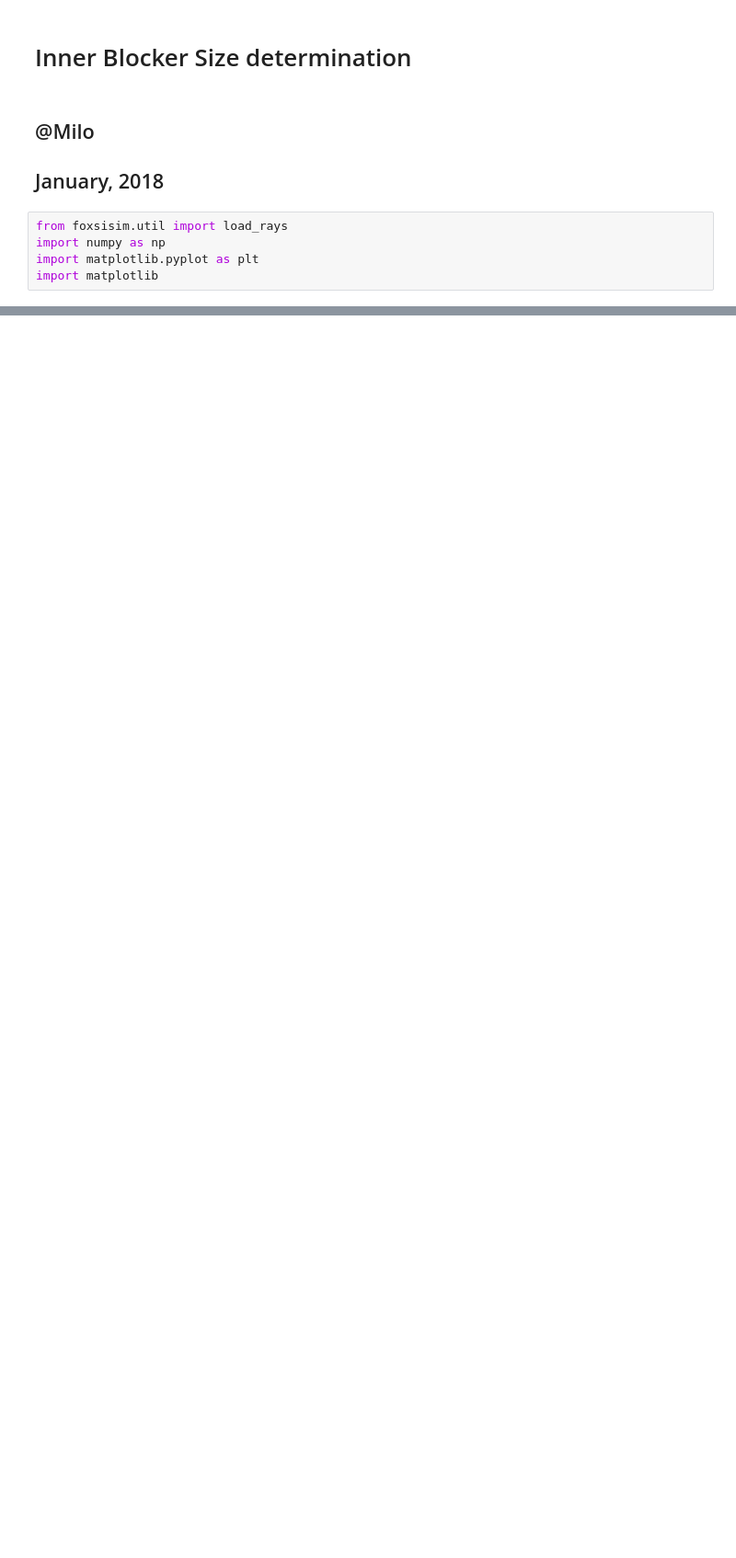
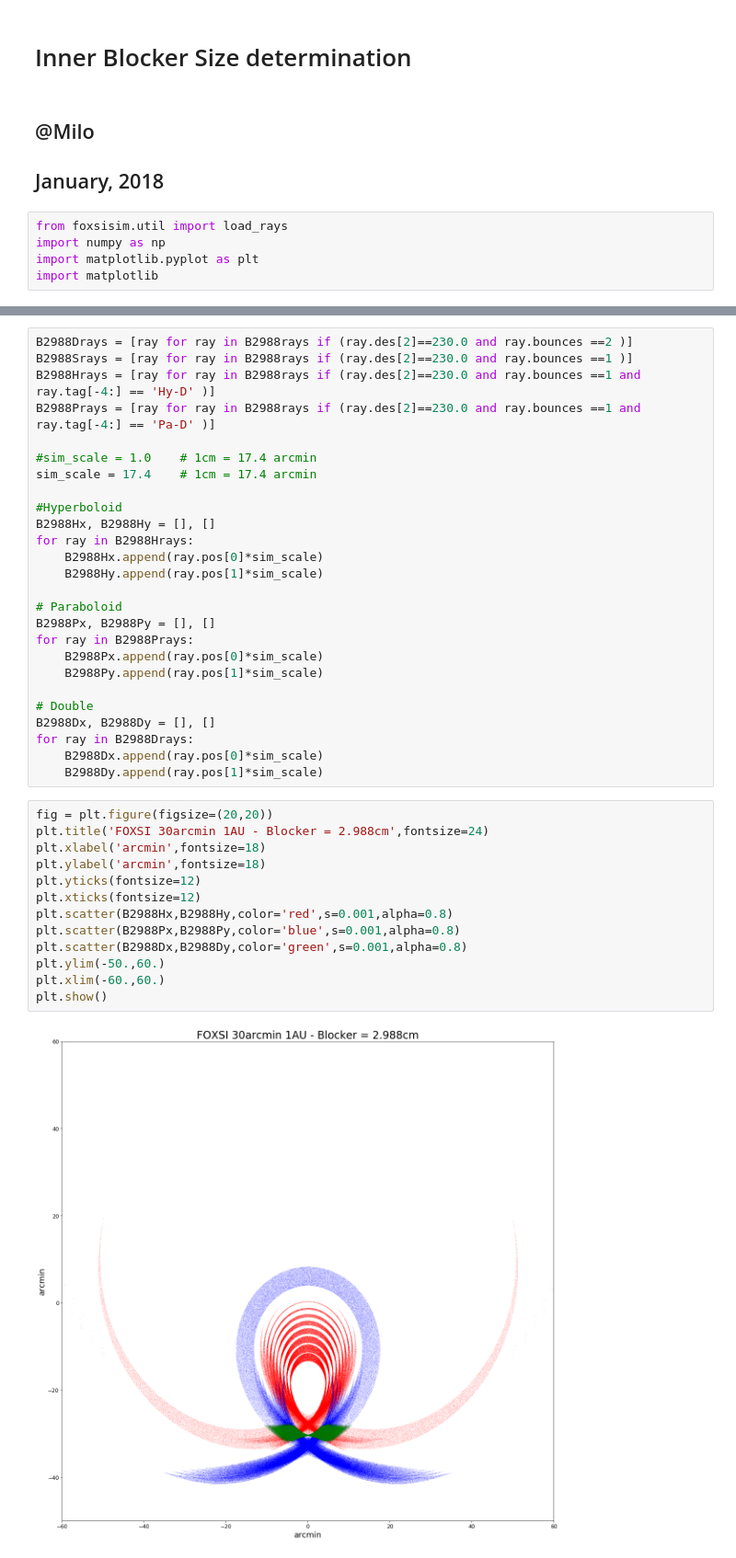
Before and after one commit to pymilo/Milo_RayTracing, a Jupyter notebook: Notebooks/Inner_Blocker_Size_10Shell_1AU.ipynb, the cells around one changed output, grey strips where cells are left out. Shown at 92% size. Cells and saved outputs as stored; diff of their text form; blank space fills up the shorter version.

```diff
--- a/Notebooks/Inner_Blocker_Size_10Shell_1AU.ipynb
+++ b/Notebooks/Inner_Blocker_Size_10Shell_1AU.ipynb
@@ -72,0 +162,41 @@ plt.show()
+# %%
+B2988Drays = [ray for ray in B2988rays if (ray.des[2]==230.0 and ray.bounces ==2 )]
+B2988Srays = [ray for ray in B2988rays if (ray.des[2]==230.0 and ray.bounces ==1 )]
+B2988Hrays = [ray for ray in B2988rays if (ray.des[2]==230.0 and ray.bounces ==1 and ray.tag[-4:] == 'Hy-D' )]
+B2988Prays = [ray for ray in B2988rays if (ray.des[2]==230.0 and ray.bounces ==1 and ray.tag[-4:] == 'Pa-D' )]
+
+#sim_scale = 1.0    # 1cm = 17.4 arcmin
+sim_scale = 17.4    # 1cm = 17.4 arcmin
+
+#Hyperboloid
+B2988Hx, B2988Hy = [], []
+for ray in B2988Hrays:
+    B2988Hx.append(ray.pos[0]*sim_scale)
+    B2988Hy.append(ray.pos[1]*sim_scale)
+
+# Paraboloid
+B2988Px, B2988Py = [], []
+for ray in B2988Prays:
+    B2988Px.append(ray.pos[0]*sim_scale)
+    B2988Py.append(ray.pos[1]*sim_scale)
+
+# Double
+B2988Dx, B2988Dy = [], []
+for ray in B2988Drays:
+    B2988Dx.append(ray.pos[0]*sim_scale)
+    B2988Dy.append(ray.pos[1]*sim_scale)
+# %%
+fig = plt.figure(figsize=(20,20))
+plt.title('FOXSI 30arcmin 1AU - Blocker = 2.988cm',fontsize=24)
+plt.xlabel('arcmin',fontsize=18)
+plt.ylabel('arcmin',fontsize=18)
+plt.yticks(fontsize=12)
+plt.xticks(fontsize=12)
+plt.scatter(B2988Hx,B2988Hy,color='red',s=0.001,alpha=0.8)
+plt.scatter(B2988Px,B2988Py,color='blue',s=0.001,alpha=0.8)
+plt.scatter(B2988Dx,B2988Dy,color='green',s=0.001,alpha=0.8)
+plt.ylim(-50.,60.)
+plt.xlim(-60.,60.)
+plt.show()
+# %% [output]
+[figure, added]
```
Also changed, not shown: parts of 27 cells of this notebook, 1 other file.
